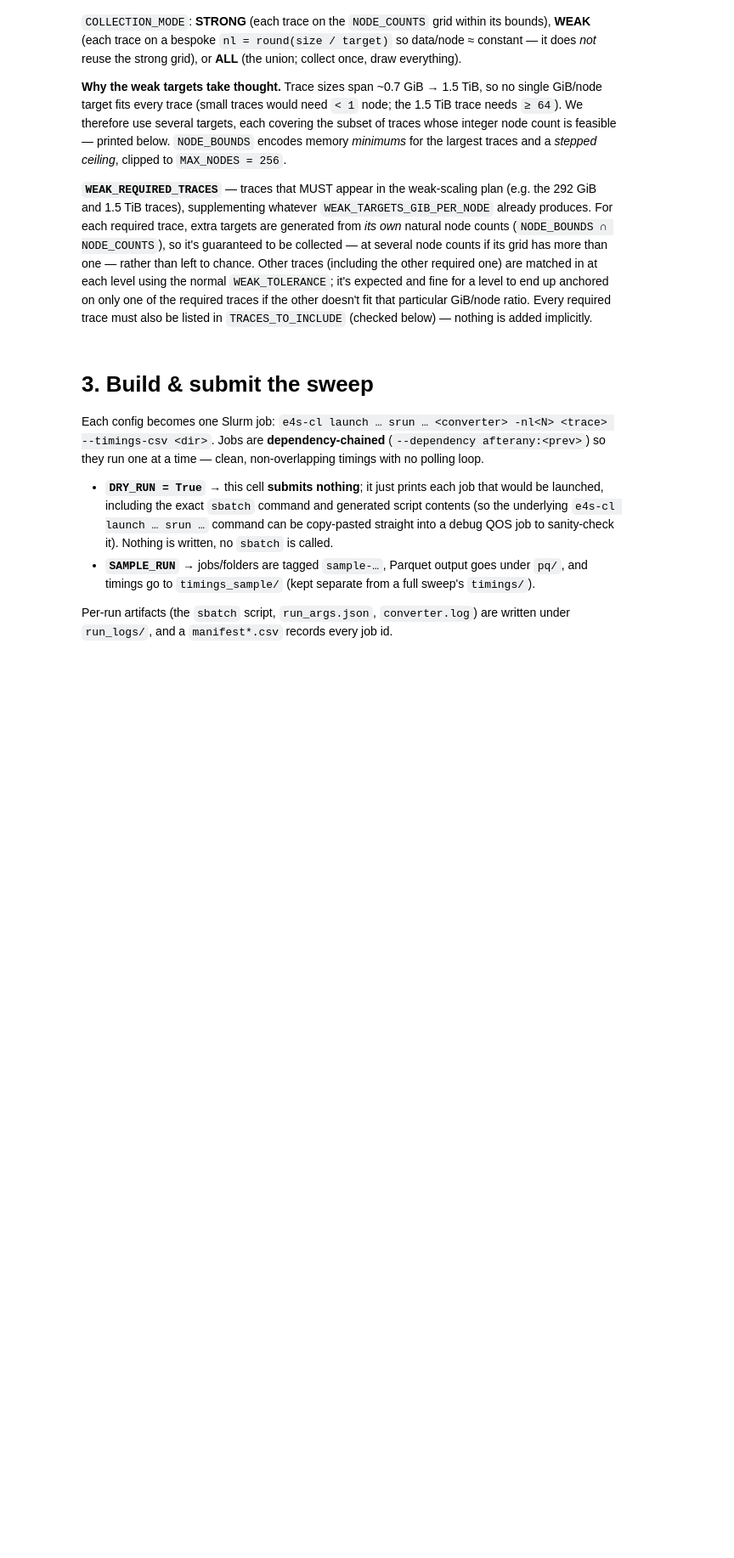
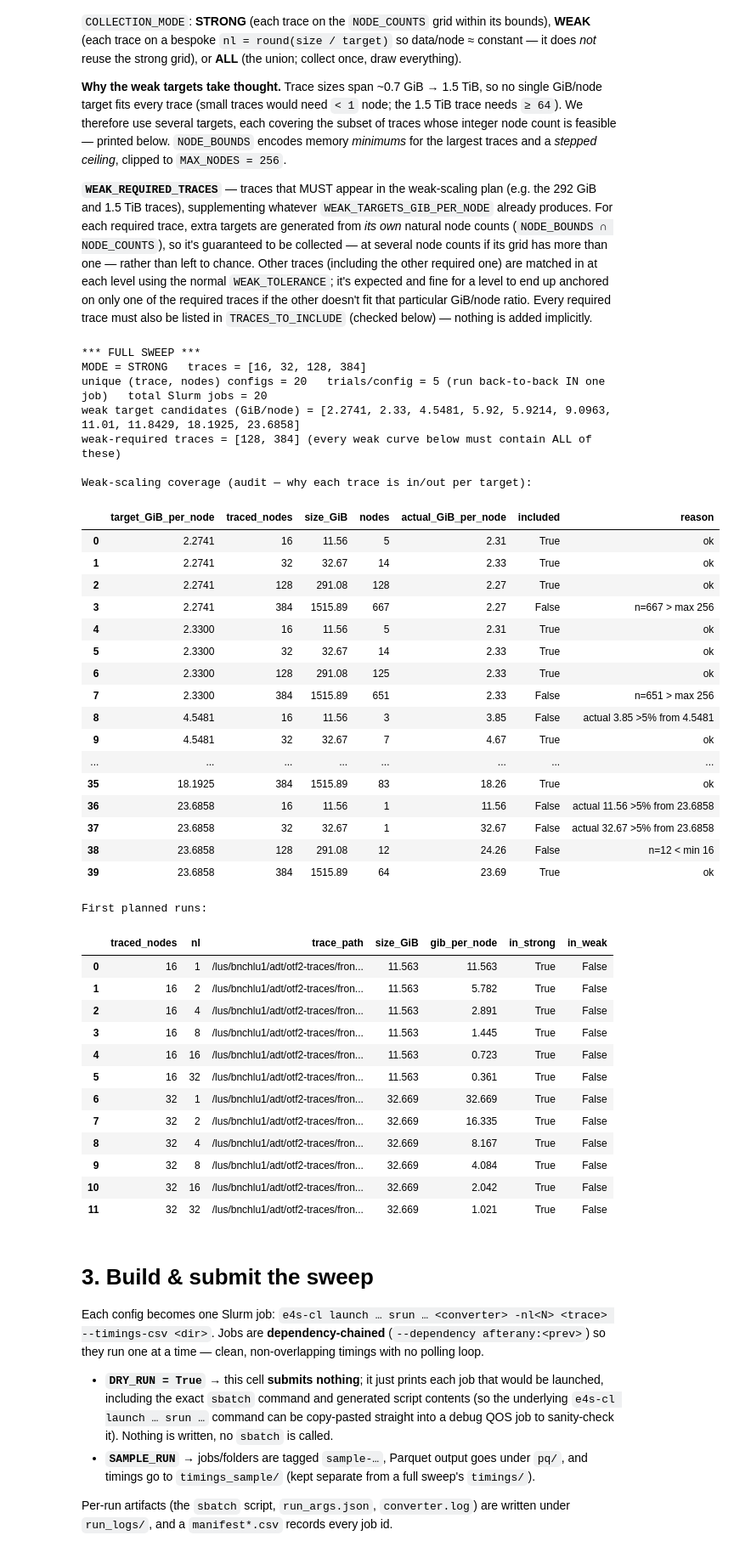
Before and after one commit to hpc-ai-adv-dev/fastotf2, a Jupyter notebook: workflows/scaling/converter-scaling-new.ipynb, the cells around one changed output. Shown at 85% size. Cells and saved outputs as stored; diff of their text form; code cells hidden in the pictures; blank space fills up the shorter version.

```diff
--- a/workflows/scaling/converter-scaling-new.ipynb
+++ b/workflows/scaling/converter-scaling-new.ipynb
@@ -293,7 +344,7 @@ in `TRACES_TO_INCLUDE` (checked below) — nothing is added implicitly.
 # ============================ EXPERIMENT DESIGN ============================
 SAMPLE_RUN = False   # True: small but real matrix to check the pipeline + graphs.
                      # False: the full sweep.
-DRY_RUN    = True   # True: submit NOTHING in §3 — just print the jobs that WOULD run.
+DRY_RUN    = False   # True: submit NOTHING in §3 — just print the jobs that WOULD run.
                      # (works with either the sample or the full matrix)
 
 COLLECTION_MODE = "STRONG"                        # "STRONG" | "WEAK" | "ALL"
@@ -512,33 +563,72 @@ plan = {
 # ---- Report the plan (so you see the cost before submitting) ----
 n_configs = len(configs)
 n_jobs = n_configs + (n_configs if WARMUP else 0)   # one Slurm job per config (+ warmup)
 print("*** SAMPLE RUN (small, real) ***" if SAMPLE_RUN else "*** FULL SWEEP ***",
       "   [DRY RUN — nothing will be submitted]" if DRY_RUN else "")
 print(f"MODE = {COLLECTION_MODE}   traces = {TRACES_TO_INCLUDE}")
 print(f"unique (trace, nodes) configs = {n_configs}   trials/config = {NUM_TRIALS} "
       f"(run back-to-back IN one job)   total Slurm jobs = {n_jobs}"
       f"{' (incl. warmup)' if WARMUP else ''}")
 print(f"weak target candidates (GiB/node) = {weak_targets}")
 if WEAK_REQUIRED_TRACES:
     print(f"weak-required traces = {WEAK_REQUIRED_TRACES} "
           "(every weak curve below must contain ALL of these)")
 if COLLECTION_MODE in ("WEAK", "ALL"):
     if not weak_curves:
         print("\n*** No weak-scaling curves survived (need ALL required traces + "
               f">= {MIN_TRACES_PER_CURVE} traces total). Try loosening WEAK_TOLERANCE "
               "or check NODE_BOUNDS overlap between the required traces. ***")
     else:
         print("weak curves that will be plotted:")
         for g, members in sorted(weak_curves.items()):
             pts = ", ".join(f"s{t}->{n}n(~{trace_sizes_gib[t] / n:.2f})"
                             for t, n in sorted(members))
             n_members = len(members)
             pref = "" if n_members >= max(MIN_TRACES_PER_CURVE, 4) else " (min met, not 4+)"
             print(f"  {g:>7.3f} GiB/node [{n_members} traces]{pref} : {pts}")
 print("\nWeak-scaling coverage (audit — why each trace is in/out per target):")
 display(weak_coverage_table(weak_targets))
 print("First planned runs:")
 display(runs_df.head(12))
+# %% [output]
+*** FULL SWEEP ***
+MODE = STRONG   traces = [16, 32, 128, 384]
+unique (trace, nodes) configs = 20   trials/config = 5 (run back-to-back IN one job)   total Slurm jobs = 20
+weak target candidates (GiB/node) = [2.2741, 2.33, 4.5481, 5.92, 5.9214, 9.0963, 11.01, 11.8429, 18.1925, 23.6858]
+weak-required traces = [128, 384] (every weak curve below must contain ALL of these)
+
+Weak-scaling coverage (audit — why each trace is in/out per target):
+|  | target_GiB_per_node | traced_nodes | size_GiB | nodes | actual_GiB_per_node | included | reason |
+| 0 | 2.2741 | 16 | 11.56 | 5 | 2.31 | True | ok |
+| 1 | 2.2741 | 32 | 32.67 | 14 | 2.33 | True | ok |
+| 2 | 2.2741 | 128 | 291.08 | 128 | 2.27 | True | ok |
+| 3 | 2.2741 | 384 | 1515.89 | 667 | 2.27 | False | n=667 > max 256 |
+| 4 | 2.3300 | 16 | 11.56 | 5 | 2.31 | True | ok |
+| 5 | 2.3300 | 32 | 32.67 | 14 | 2.33 | True | ok |
+| 6 | 2.3300 | 128 | 291.08 | 125 | 2.33 | True | ok |
+| 7 | 2.3300 | 384 | 1515.89 | 651 | 2.33 | False | n=651 > max 256 |
+| 8 | 4.5481 | 16 | 11.56 | 3 | 3.85 | False | actual 3.85 >5% from 4.5481 |
+| 9 | 4.5481 | 32 | 32.67 | 7 | 4.67 | True | ok |
+| ... | ... | ... | ... | ... | ... | ... | ... |
+| 35 | 18.1925 | 384 | 1515.89 | 83 | 18.26 | True | ok |
+| 36 | 23.6858 | 16 | 11.56 | 1 | 11.56 | False | actual 11.56 >5% from 23.6858 |
+| 37 | 23.6858 | 32 | 32.67 | 1 | 32.67 | False | actual 32.67 >5% from 23.6858 |
+| 38 | 23.6858 | 128 | 291.08 | 12 | 24.26 | False | n=12 < min 16 |
+| 39 | 23.6858 | 384 | 1515.89 | 64 | 23.69 | True | ok |
+First planned runs:
+|  | traced_nodes | nl | trace_path | size_GiB | gib_per_node | in_strong | in_weak |
+| 0 | 16 | 1 | /lus/bnchlu1/adt/otf2-traces/fron... | 11.563 | 11.563 | True | False |
+| 1 | 16 | 2 | /lus/bnchlu1/adt/otf2-traces/fron... | 11.563 | 5.782 | True | False |
+| 2 | 16 | 4 | /lus/bnchlu1/adt/otf2-traces/fron... | 11.563 | 2.891 | True | False |
+| 3 | 16 | 8 | /lus/bnchlu1/adt/otf2-traces/fron... | 11.563 | 1.445 | True | False |
+| 4 | 16 | 16 | /lus/bnchlu1/adt/otf2-traces/fron... | 11.563 | 0.723 | True | False |
+| 5 | 16 | 32 | /lus/bnchlu1/adt/otf2-traces/fron... | 11.563 | 0.361 | True | False |
+| 6 | 32 | 1 | /lus/bnchlu1/adt/otf2-traces/fron... | 32.669 | 32.669 | True | False |
+| 7 | 32 | 2 | /lus/bnchlu1/adt/otf2-traces/fron... | 32.669 | 16.335 | True | False |
+| 8 | 32 | 4 | /lus/bnchlu1/adt/otf2-traces/fron... | 32.669 | 8.167 | True | False |
+| 9 | 32 | 8 | /lus/bnchlu1/adt/otf2-traces/fron... | 32.669 | 4.084 | True | False |
+| 10 | 32 | 16 | /lus/bnchlu1/adt/otf2-traces/fron... | 32.669 | 2.042 | True | False |
+| 11 | 32 | 32 | /lus/bnchlu1/adt/otf2-traces/fron... | 32.669 | 1.021 | True | False |
 # %% [markdown]
 # 3. Build & submit the sweep
 
```
Also changed, not shown: parts of 17 cells of this notebook, 4 other files.
